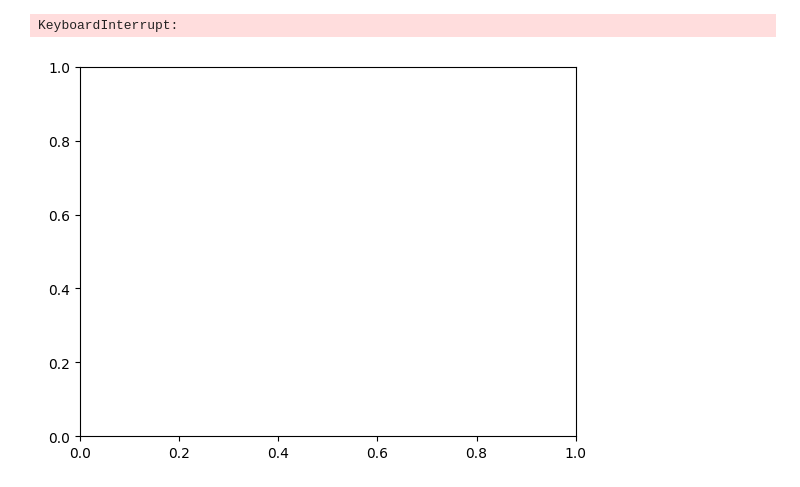
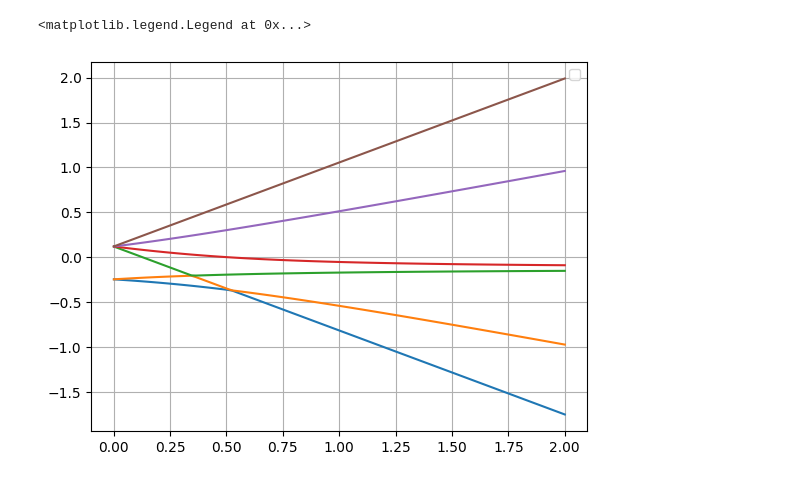
Before and after one commit to Juanes2001/PythonProject, a Jupyter notebook: AQM/Tarea7/Puntos_123.ipynb, the cells around one changed output. Saved outputs shown, nothing was run; the diff lists cells and outputs as text; code cells hidden in the pictures.

```diff
--- a/AQM/Tarea7/Puntos_123.ipynb
+++ b/AQM/Tarea7/Puntos_123.ipynb
@@ -117,7 +117,7 @@ def Hamiltonian(f):
 
 def Matx_element_Op (f,op):
     # this finds the matrix element of an specific operator
-    r_part = sp.integrate(np.dot(sp.conjugate(f),op)*r**2*sp.sin(theta),(r,0,sp.oo))
+    r_part = sp.integrate(np.dot(sp.conjugate(f),op)*r**2,(r,0,sp.oo))
     r_part = safe_lambdify((theta,phi), r_part)
 
     sol = integrate_2d(r_part(Tvals,Pvals)*dtheta(Tvals),thetvals,phivals,'simps')
@@ -255,6 +255,10 @@ def Sz_op (f):
         return 1/2 * hbar * f
 
 
+def En (n):
+    return -u/2 * (Z**2/n**2)
+
+
 # Definimos la matriz spin orbita como :
 
 def SPO(f):
@@ -271,8 +275,9 @@ Hallamos los elementos de matriz del hamiltoniano teniendo en cuenta los tres ef
 
 def Haml_Zeeman (Bz,f):
 
-    return  SPO(f)
-             # 1/2* Bz * (Lz_op(theta,phi,np.dot(chi_alf+chi_bet,f))* chi_finder(f) +2*Sz_op(f)))
+    return    1/2* Bz/2.35e5 * (Lz_op(theta,phi,np.dot(chi_alf+chi_bet,f))* chi_finder(f) +2*Sz_op(f))
+    # Hamiltonian(np.dot(chi_alf+chi_bet,f)) * chi_finder(f)
+    #         (SPO(f) + 1/2* Bz * (Lz_op(theta,phi,np.dot(chi_alf+chi_bet,f))* chi_finder(f) +2*Sz_op(f)))
 
 
 # Para el los estados:
@@ -282,42 +287,43 @@ l = 1
 
 # Recorreremos en ml y en ms para construir la matriz. y diagonalizar
 
-Bz = np.linspace(0.001,2,1)
+Bz = np.linspace(0.001,2,100)
 HZmatrix = np.zeros((6,6))
 data =  np.zeros((6,len(Bz)))
 MS = [-1/2,1/2]
 i = 0
 j = 0
 
 fig1 ,ax = plt.subplots()
 
 for k,bz in enumerate(Bz):
     for m1 in range(-l,l+1):
         for ms1 in range(2):
             for m2 in range(-l,l+1):
                 for ms2 in range(2):
-                    a = sp.integrate(np.dot(sp.conjugate(Psi(r,theta,phi,n,l,m1,1/2,MS[ms1])) , Haml_Zeeman(bz,Psi(r,theta,phi,n,l,m2,1/2,MS[ms2])))*r**2,(r,0,sp.oo))
+                    a = Matx_element_Op(Psi(r,theta,phi,n,l,m1,1/2,MS[ms1]),SPO(Psi(r,theta,phi,n,l,m2,1/2,MS[ms2])))
+                    a += sp.integrate(np.dot(sp.conjugate(Psi(r,theta,phi,n,l,m1,1/2,MS[ms1])) , Haml_Zeeman(bz,Psi(r,theta,phi,n,l,m2,1/2,MS[ms2])))*r**2,(r,0,sp.oo))
 
                     b = sp.lambdify((theta,phi),a,'numpy')
 
-                    HZmatrix[i,j] = integrate_2d(b(Tvals,Pvals)*dtheta(Tvals),thetvals,phivals,'simps')
-                    HZmatrix[i,j] = np.round(HZmatrix[i,j],8)
+                    HZmatrix[i,j] = integrate_2d(b(Tvals,Pvals)*dtheta(Tvals),thetvals,phivals,'simps')*hart2invcm
+                    HZmatrix[i,j] = np.round(HZmatrix[i,j],6)
                     j+=1
             j = 0
             i+= 1
     eig1, eig2 = np.linalg.eigh(HZmatrix)
     data[:,k] = np.round(eig1,5)
     i = 0
     j = 0
 
 
 
 for k in range(6):
         ax.plot(Bz, data[k,:])
 
 ax.grid()
 ax.legend()
 # %% [output]
-KeyboardInterrupt:
+<matplotlib.legend.Legend at 0x...>
-[figure, old version]
+[figure, new version]
 # %%
```
Also changed, not shown: parts of 2 cells of this notebook.
